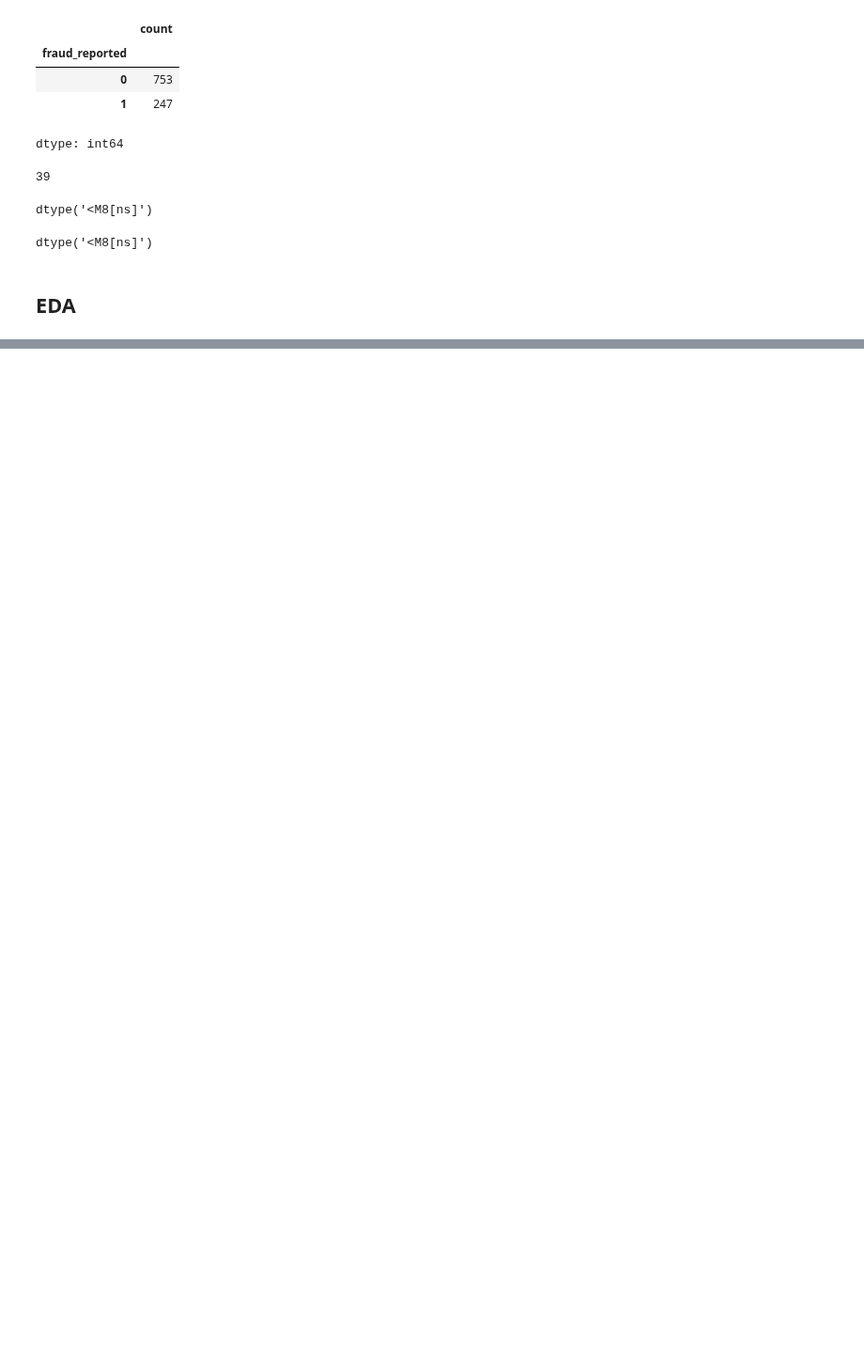
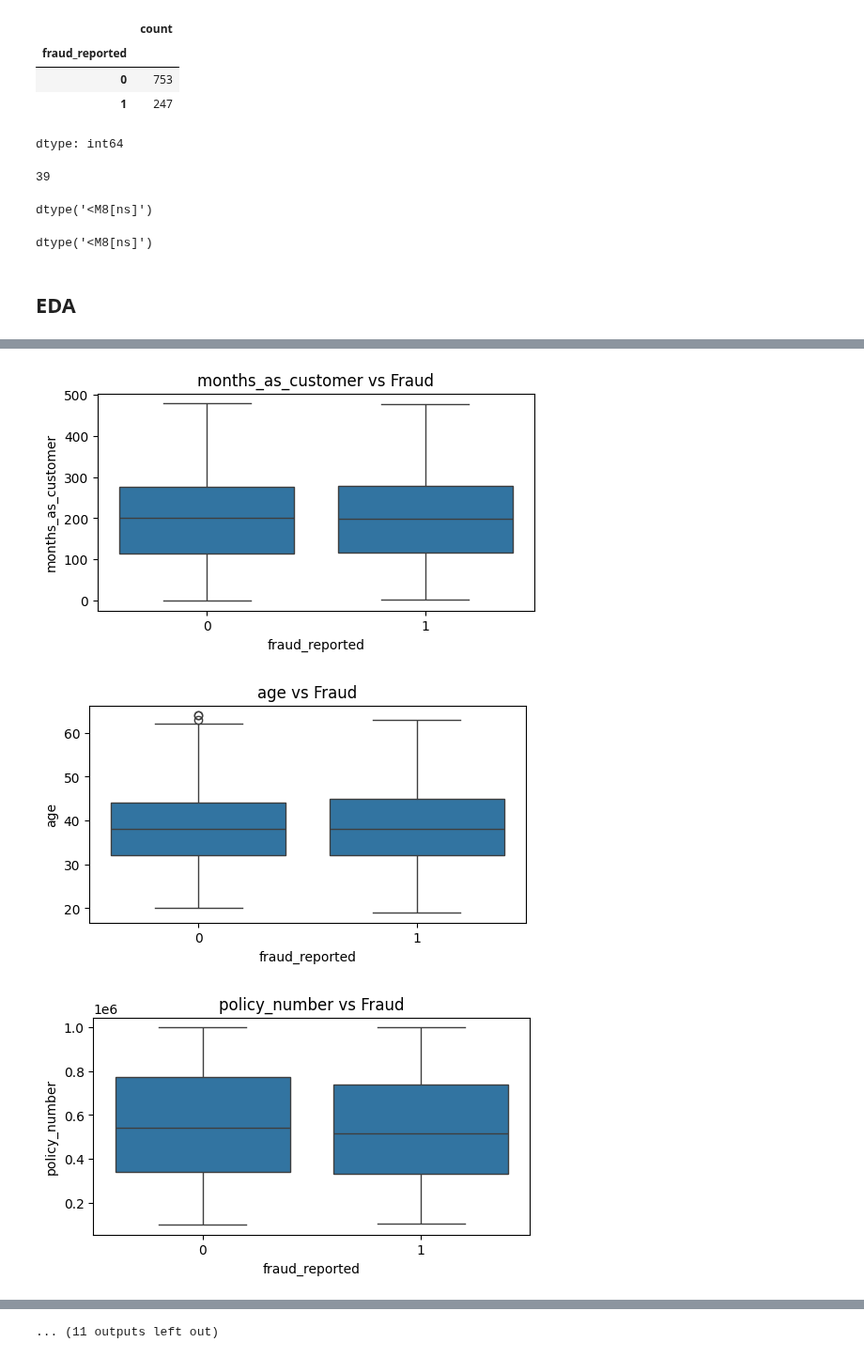
Before and after one commit to PavithraThantry-1998/insurance-claim-analysis-eda, a Jupyter notebook: notebooks/insurance_claim_eda.ipynb, the cells around one changed output, grey strips where cells are left out. Shown at 94% size. Saved outputs shown, nothing was run; the diff lists cells and outputs as text; code cells hidden in the pictures; blank space fills up the shorter version.

```diff
--- a/notebooks/insurance_claim_eda.ipynb
+++ b/notebooks/insurance_claim_eda.ipynb
@@ -241,0 +331,12 @@ Before imputation, we explore whether missingness itself is associated with frau
+# %%
+num_cols = df.select_dtypes(include='number').columns
+
+for col in num_cols:
+    plt.figure(figsize=(6,3))
+    sns.boxplot(data=df, x='fraud_reported', y=col)
+    plt.title(f'{col} vs Fraud')
+    plt.show()
+# %% [output]
+[figure, added]
+[figure, added]
+[figure, added]
@@ -241,0 +352 @@ Before imputation, we explore whether missingness itself is associated with frau
+... (11 outputs left out)
```
Also changed, not shown: parts of 15 cells of this notebook.
